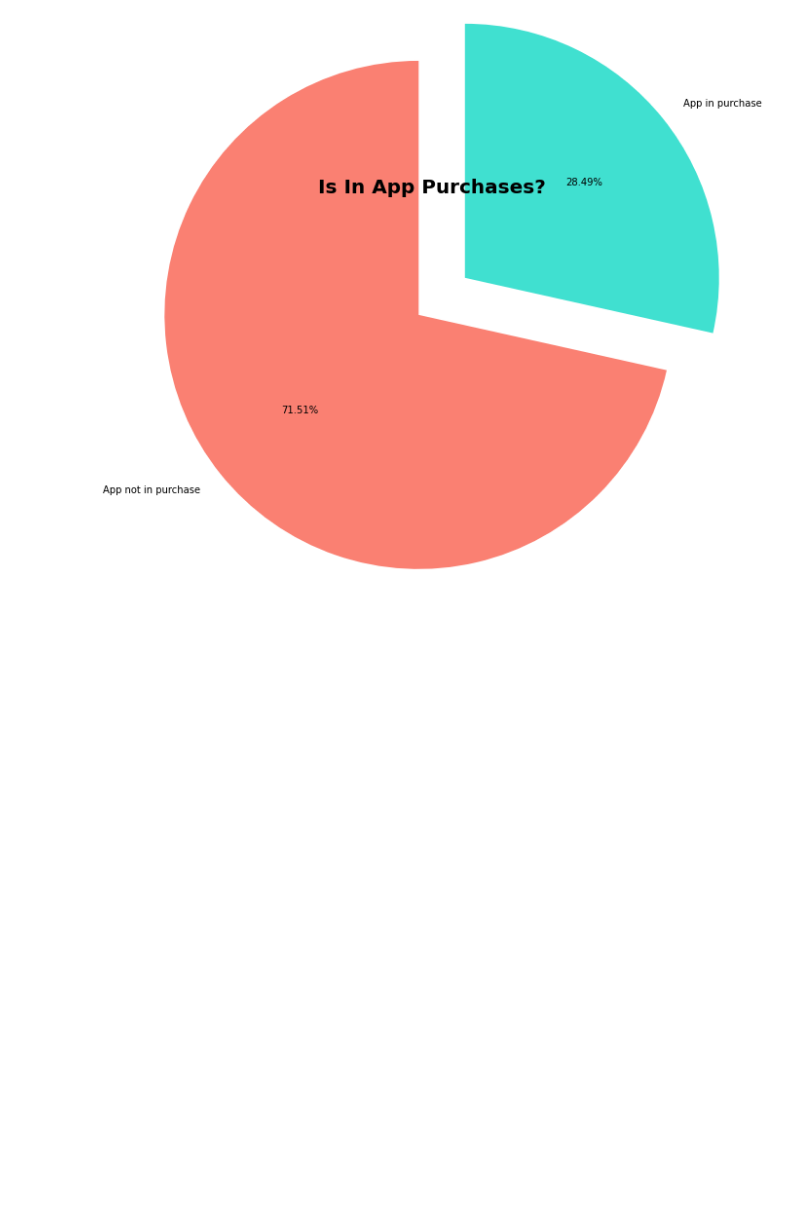
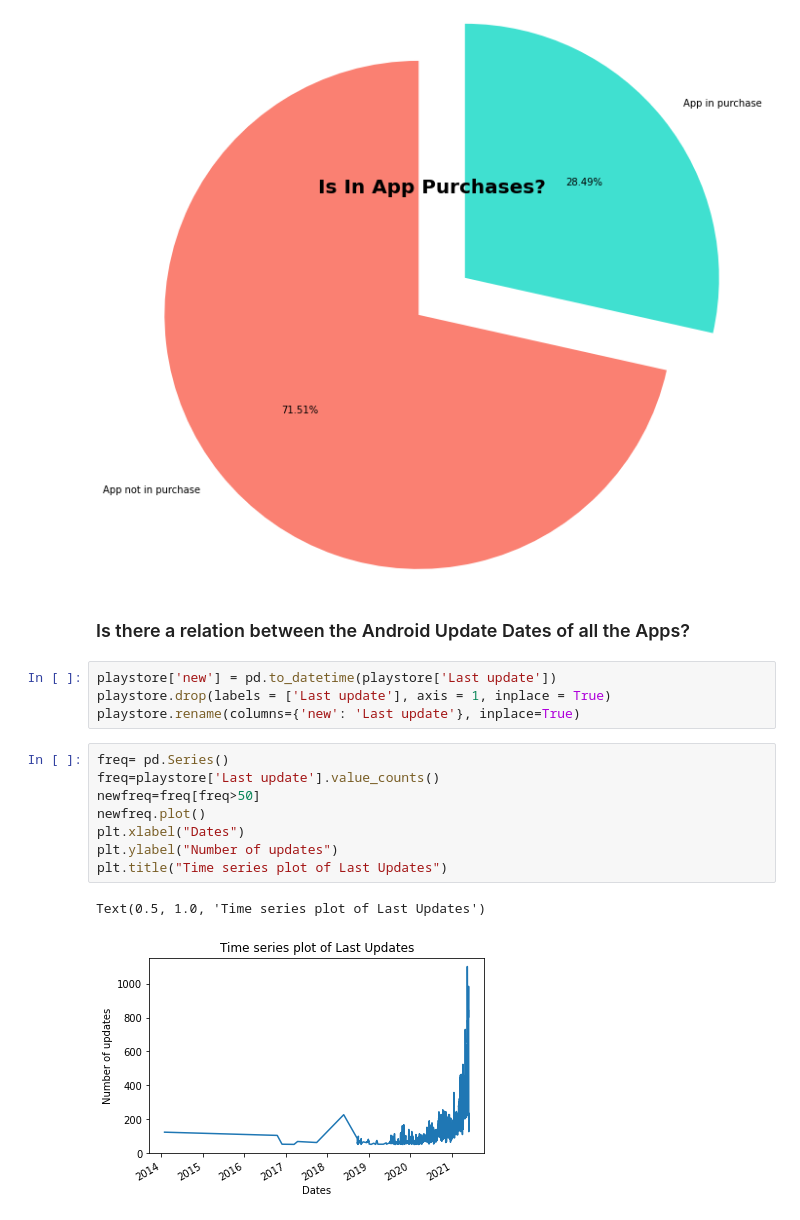
Before and after one commit to Geothomas1/Playstore, a Jupyter notebook: Exploratory Data Analysis/Main.ipynb, the cells around one changed output. Drawn from its saved outputs; the diff is of its cells as text; blank space fills up the shorter version.

```diff
--- a/Exploratory Data Analysis/Main.ipynb
+++ b/Exploratory Data Analysis/Main.ipynb
@@ -294,3 +310,20 @@ plt.plot()
 # %% [output]
 []
 [figure]
+# %% [markdown]
+### Is there a relation between the Android Update Dates of all the Apps?
+# %%
+playstore['new'] = pd.to_datetime(playstore['Last update'])
+playstore.drop(labels = ['Last update'], axis = 1, inplace = True)
+playstore.rename(columns={'new': 'Last update'}, inplace=True)
+# %%
+freq= pd.Series()
+freq=playstore['Last update'].value_counts()
+newfreq=freq[freq>50]
+newfreq.plot()
+plt.xlabel("Dates")
+plt.ylabel("Number of updates")
+plt.title("Time series plot of Last Updates")
+# %% [output]
+Text(0.5, 1.0, 'Time series plot of Last Updates')
+[figure, added]
```
Also changed, not shown: parts of 11 cells of this notebook.
